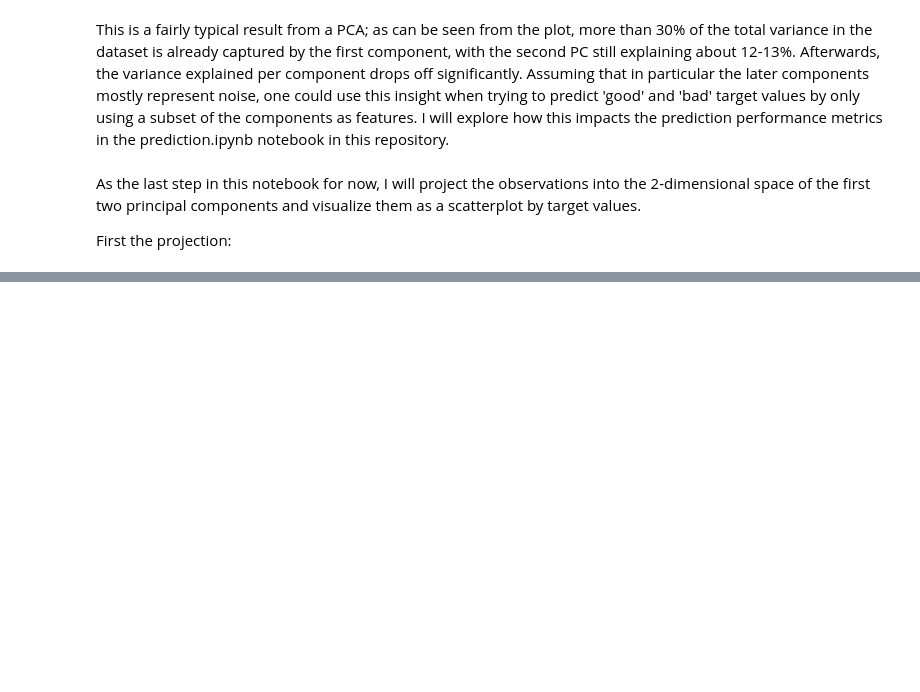
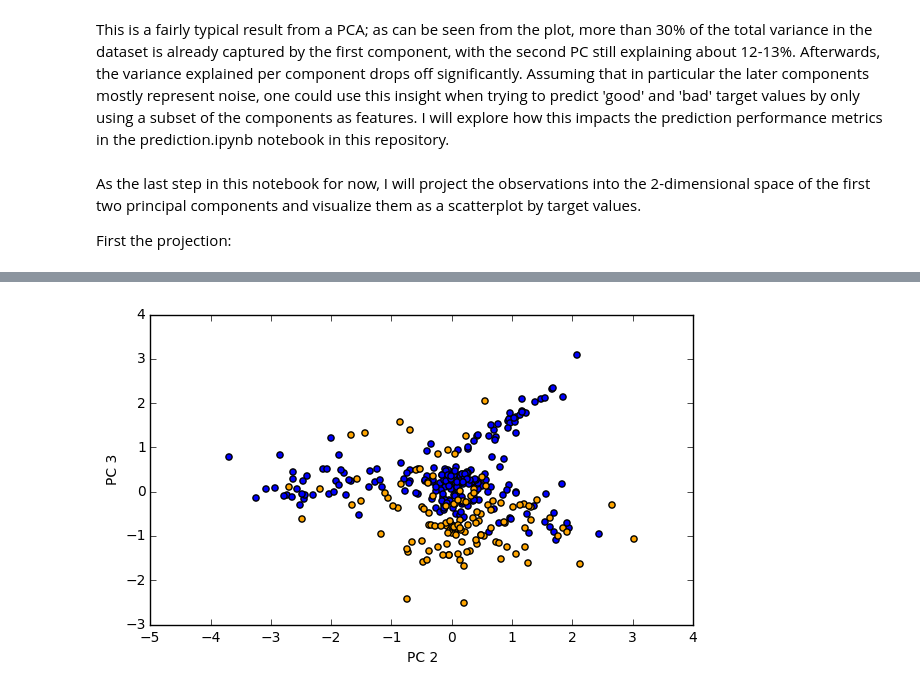
Before and after one commit to n-d-r/ionosphere, a Jupyter notebook: exploratory_analysis.ipynb, the cells around one changed output, grey strips where cells are left out. Cells and saved outputs as stored; diff of their text form; code cells hidden in the pictures; blank space fills up the shorter version.

```diff
--- a/exploratory_analysis.ipynb
+++ b/exploratory_analysis.ipynb
@@ -267,0 +274,4 @@ Looks like there is an area in the middle with a much higher concentration of 'b
+# %%
+plot_projections(projections, np.array(data['target']), 1, 2)
+# %% [output]
+[figure, added]
```
Also changed, not shown: parts of 5 cells of this notebook.
